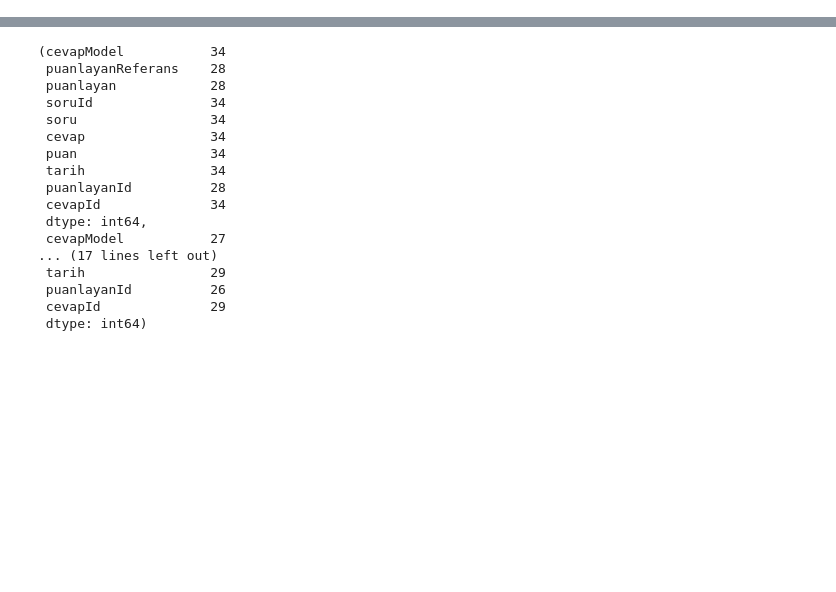
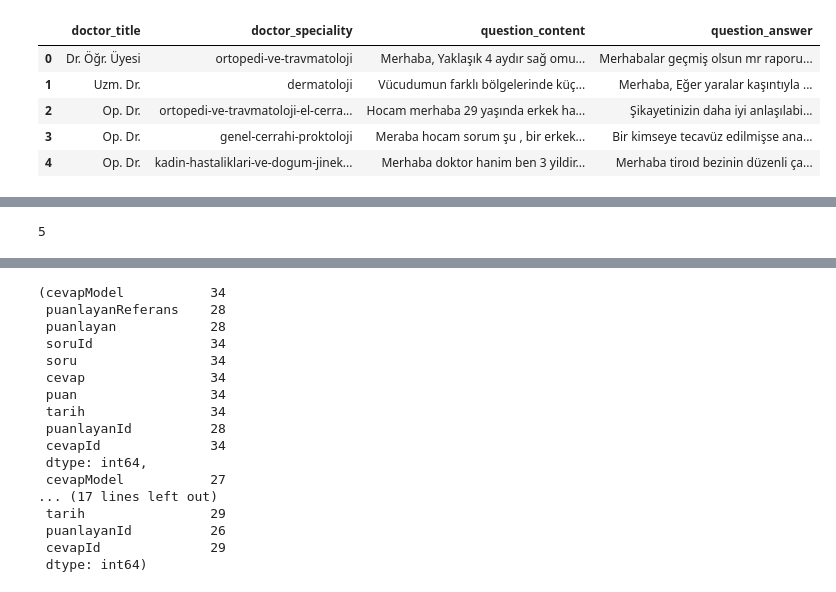
Before and after one commit to malibayram/doktora, a Jupyter notebook: skorlama/doktor_puan.ipynb, the cells around one changed output, grey strips where cells are left out. Drawn from its saved outputs; the diff is of its cells as text; code cells hidden in the pictures; blank space fills up the shorter version.

```diff
--- a/skorlama/doktor_puan.ipynb
+++ b/skorlama/doktor_puan.ipynb
@@ -4,3 +5,14 @@ import pandas as pd
+# %%
+doktor_ds = load_dataset("alibayram/doktorsitesi")
+doktor_df = doktor_ds['train'].to_pandas()
+doktor_df.head()
+# %% [output]
+|  | doctor_title | doctor_speciality | question_content | question_answer |
+| 0 | Dr. Öğr. Üyesi | ortopedi-ve-travmatoloji | Merhaba, Yaklaşık 4 aydır sağ omu... | Merhabalar geçmiş olsun mr raporu... |
+| 1 | Uzm. Dr. | dermatoloji | Vücudumun farklı bölgelerinde küç... | Merhaba, Eğer yaralar kaşıntıyla ... |
+| 2 | Op. Dr. | ortopedi-ve-travmatoloji-el-cerra... | Hocam merhaba 29 yaşında erkek ha... | Şikayetinizin daha iyi anlaşılabi... |
+| 3 | Op. Dr. | genel-cerrahi-proktoloji | Meraba hocam sorum şu , bir erkek... | Bir kimseye tecavüz edilmişse ana... |
+| 4 | Op. Dr. | kadin-hastaliklari-ve-dogum-jinek... | Merhaba doktor hanim ben 3 yildir... | Merhaba tiroıd bezinin düzenli ça... |
 # %%
 doktor_puanlar_json = open("doktor_puanlar.json")
 doktor_puanlar = json.load(doktor_puanlar_json)
@@ -23,6 +35,11 @@ doktor_puanlar_df
 | 182 | doktorllama3-8b | Konuralp | doktor_ez@zan-ai.com | z7PKEXsC8JUvIfbmcUG4 | Beyin cerrahisinde 2015 te tomoğr... | Merhaba; Geçmiş olsun. Burada söy... | 1 | 1722543152302 | Kx2d8ARAsPMCtxzEGE6ISVeuuMn2 | ... |
 | 183 | doktorllama3-8b | Mahmut | doktor_lb@zan-ai.com | zVZ431L4oYk3tKZ6iVhH | Merhaba doktor bey benım ileri de... | Merhaba, Boyun fıtığından dolayı ... | 2 | 1722623707638 | ecUmQ3JghHXbNcZIcm8DPCtdY3y1 | ... |
 184 rows × 12 columns
+# %%
+# unique puanlayan sayısı
+doktor_puanlar_df["puanlayan"].unique().size
+# %% [output]
+5
 # %%
 # remove rows if cevaplayan column is not Nan
 # doktor_puanlar_df = doktor_puanlar_df[doktor_puanlar_df["cevaplayan"].isnull()]
```
Also changed, not shown: parts of 2 cells of this notebook, 7 other files.
